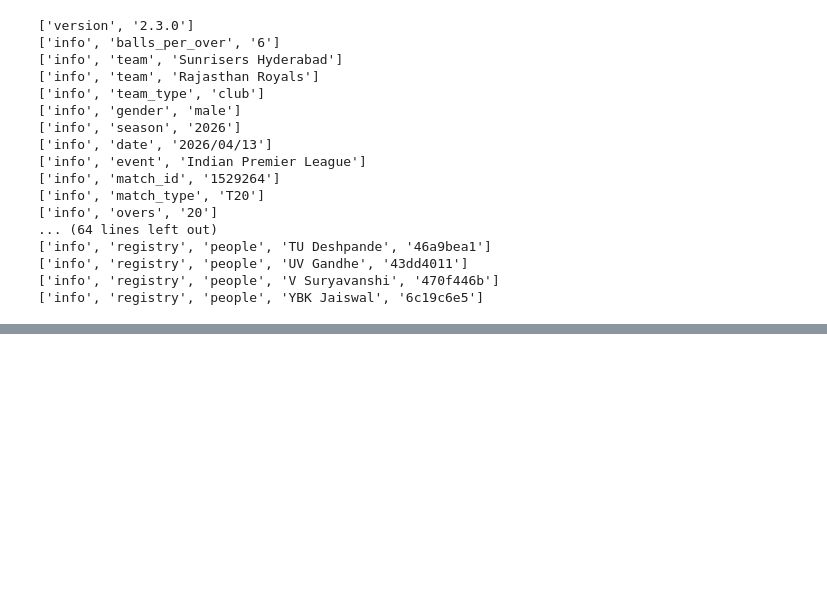
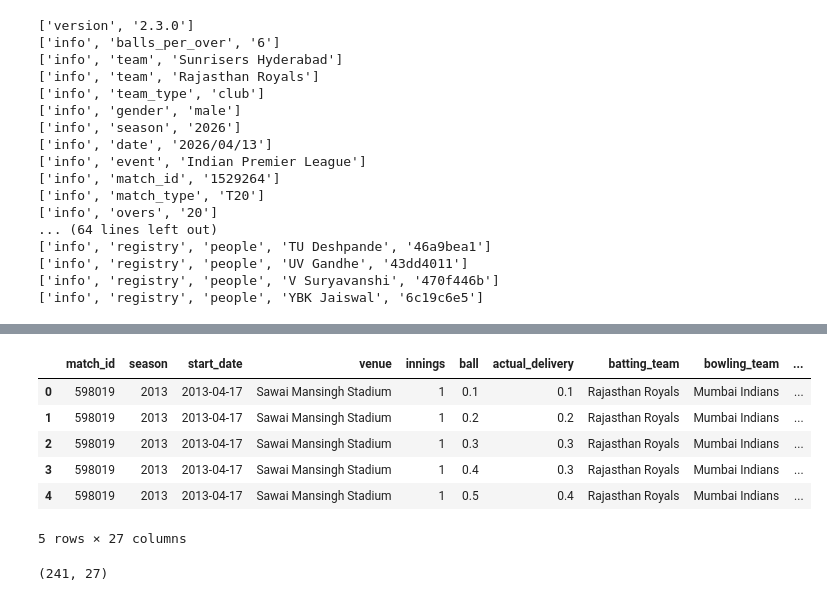
Before and after one commit to shubhampk37/data-analysis-practice, a Jupyter notebook: EDA/01_IPL/analysis.ipynb, the cells around one changed output, grey strips where cells are left out. Saved outputs shown, nothing was run; the diff lists cells and outputs as text; code cells hidden in the pictures; blank space fills up the shorter version.

Commit message:
feat: Add initial IPL EDA data loading

```diff
--- a/EDA/01_IPL/analysis.ipynb
+++ b/EDA/01_IPL/analysis.ipynb
@@ -88,0 +132,16 @@ for row in rows:
+# %%
+match_df = pd.read_csv("ipl_data/598019.csv")
+
+match_df.head()
+# %% [output]
+|  | match_id | season | start_date | venue | innings | ball | actual_delivery | batting_team | bowling_team | ... |
+| 0 | 598019 | 2013 | 2013-04-17 | Sawai Mansingh Stadium | 1 | 0.1 | 0.1 | Rajasthan Royals | Mumbai Indians | ... |
+| 1 | 598019 | 2013 | 2013-04-17 | Sawai Mansingh Stadium | 1 | 0.2 | 0.2 | Rajasthan Royals | Mumbai Indians | ... |
+| 2 | 598019 | 2013 | 2013-04-17 | Sawai Mansingh Stadium | 1 | 0.3 | 0.3 | Rajasthan Royals | Mumbai Indians | ... |
+| 3 | 598019 | 2013 | 2013-04-17 | Sawai Mansingh Stadium | 1 | 0.4 | 0.3 | Rajasthan Royals | Mumbai Indians | ... |
+| 4 | 598019 | 2013 | 2013-04-17 | Sawai Mansingh Stadium | 1 | 0.5 | 0.4 | Rajasthan Royals | Mumbai Indians | ... |
+5 rows × 27 columns
+# %%
+match_df.shape
+# %% [output]
+(241, 27)
```
Also changed, not shown: parts of 6 cells of this notebook.
